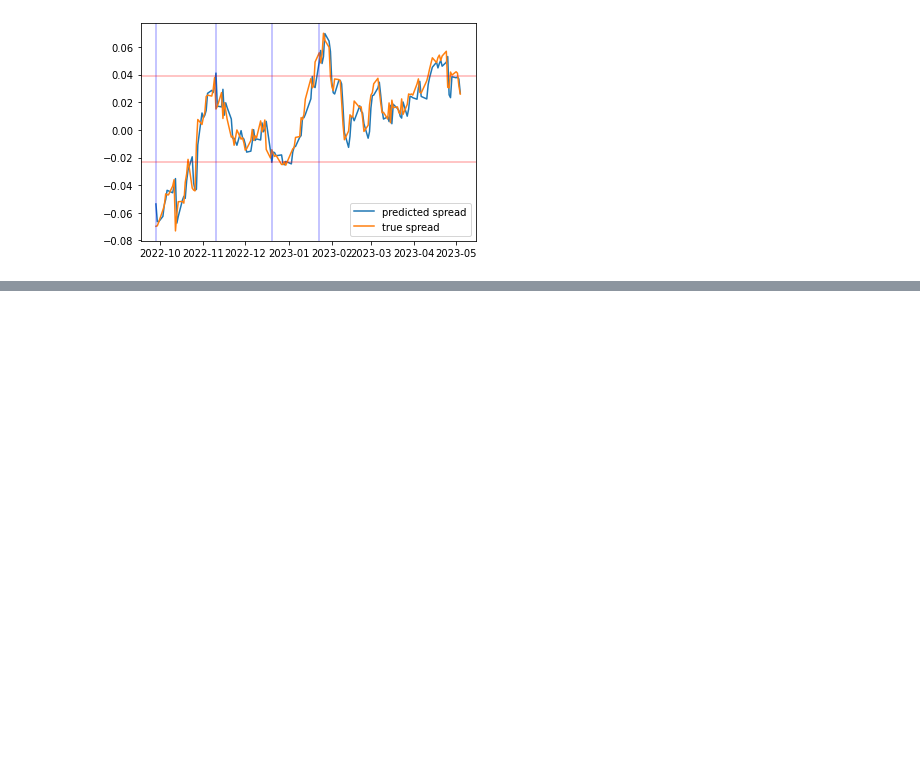
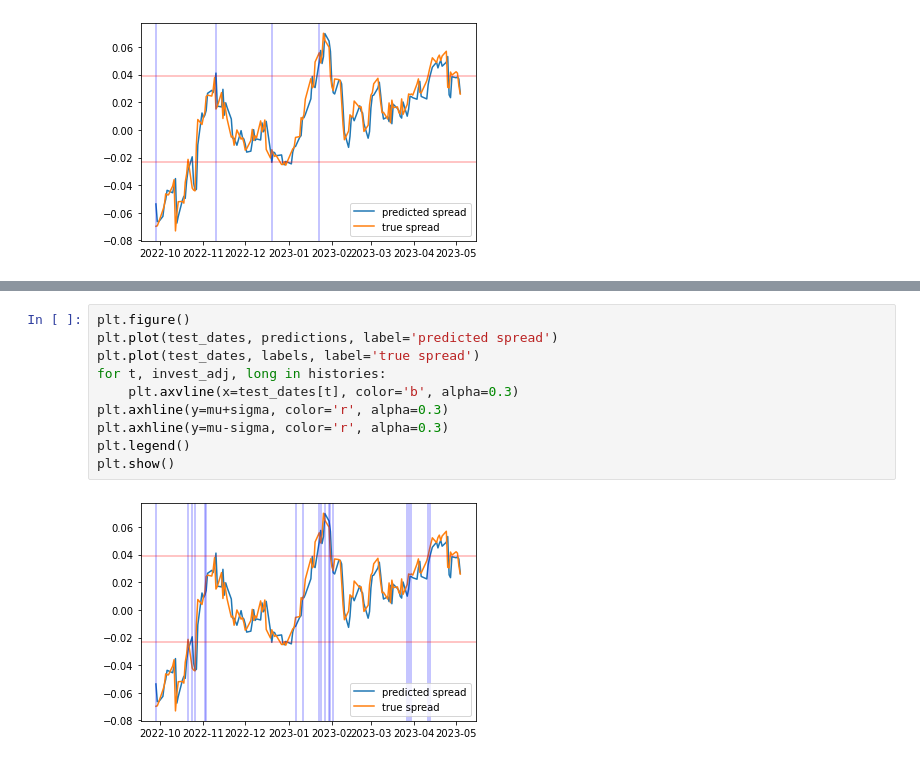
Before and after one commit to zichuan-scott-xu/pairs-trading-simulation, a Jupyter notebook: pairs-trading-scott.ipynb, the cells around one changed output, grey strips where cells are left out. Cells and saved outputs as stored; diff of their text form; blank space fills up the shorter version.

Commit message:
add trading model based only on spread prediction

```diff
--- a/pairs-trading-scott.ipynb
+++ b/pairs-trading-scott.ipynb
@@ -308,0 +394,12 @@ plt.show()
+# %%
+plt.figure()
+plt.plot(test_dates, predictions, label='predicted spread')
+plt.plot(test_dates, labels, label='true spread')
+for t, invest_adj, long in histories:
+    plt.axvline(x=test_dates[t], color='b', alpha=0.3)
+plt.axhline(y=mu+sigma, color='r', alpha=0.3)
+plt.axhline(y=mu-sigma, color='r', alpha=0.3)
+plt.legend()
+plt.show()
+# %% [output]
+[figure, added]
```
Also changed, not shown: parts of 2 cells of this notebook.
